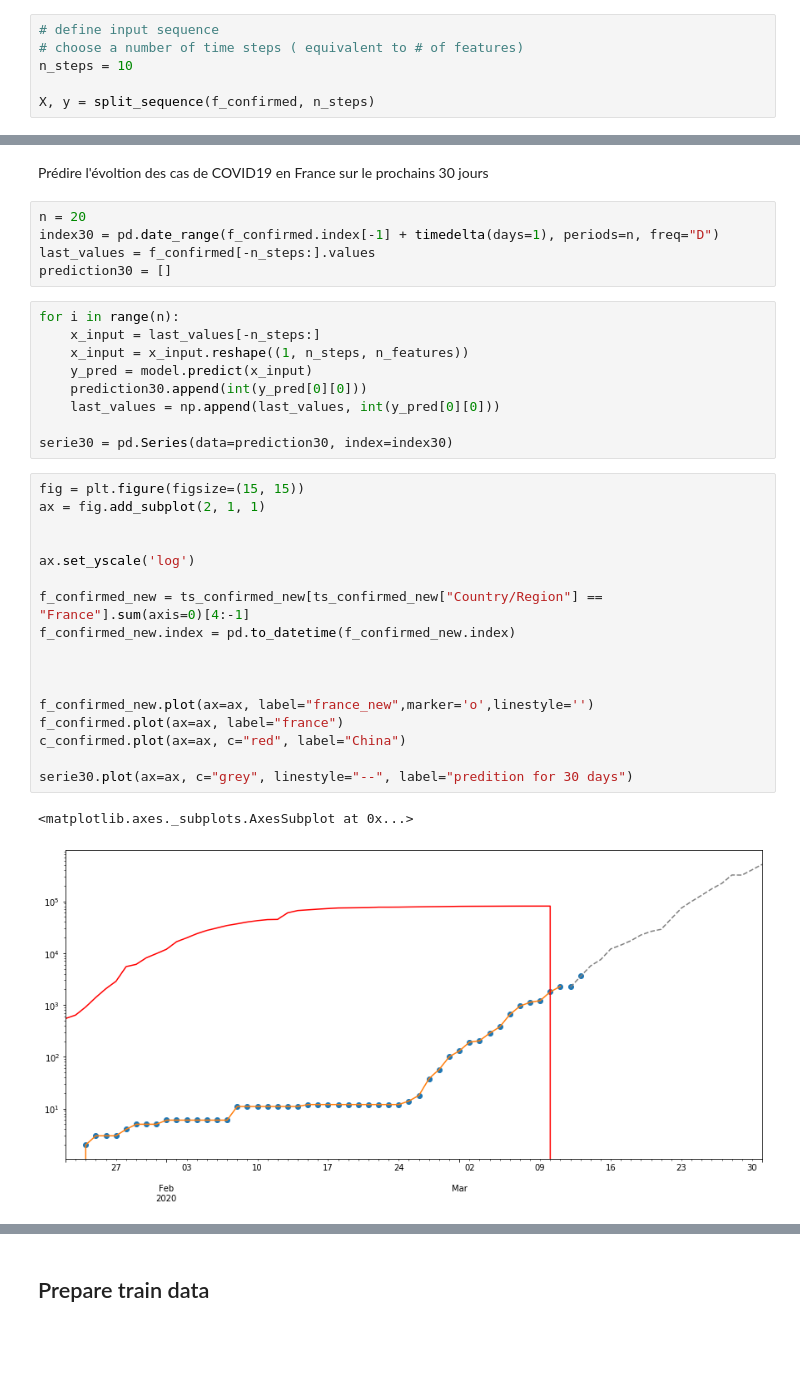
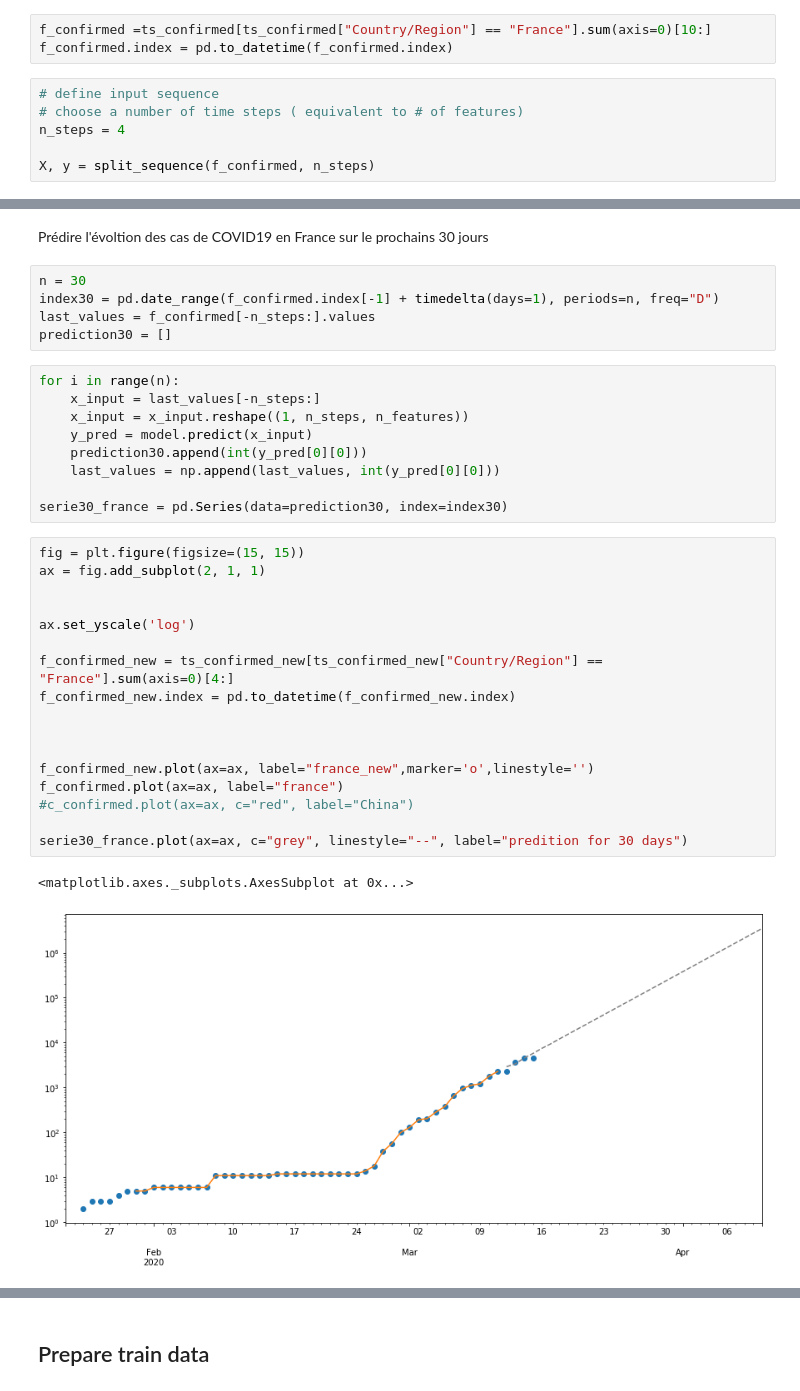
Before and after one commit to AmineDiro/Prediction-COVID19-France-, a Jupyter notebook: EDA.ipynb, the cells around one changed output, grey strips where cells are left out. Drawn from its saved outputs; the diff is of its cells as text; blank space fills up the shorter version.

Commit message:
uploaded dataset, ARIMA, SARIMAX , prediction et v1 de l'artice

```diff
--- a/EDA.ipynb
+++ b/EDA.ipynb
@@ -295,7 +201,10 @@ def split_sequence(sequence, n_steps):
+# %%
+f_confirmed =ts_confirmed[ts_confirmed["Country/Region"] == "France"].sum(axis=0)[10:]
+f_confirmed.index = pd.to_datetime(f_confirmed.index)
 # %%
 # define input sequence
 # choose a number of time steps ( equivalent to # of features)
-n_steps = 10
+n_steps = 4
 
 X, y = split_sequence(f_confirmed, n_steps)
 # %% [markdown]
@@ -329,7 +238,7 @@ plt.show()
 # %% [markdown]
 Prédire l'évoltion des cas de COVID19 en France sur le prochains 30 jours
 # %%
-n = 20
+n = 30
 index30 = pd.date_range(f_confirmed.index[-1] + timedelta(days=1), periods=n, freq="D")
 last_values = f_confirmed[-n_steps:].values
 prediction30 = []
@@ -341,24 +250,24 @@ for i in range(n):
     prediction30.append(int(y_pred[0][0]))
     last_values = np.append(last_values, int(y_pred[0][0]))
 
-serie30 = pd.Series(data=prediction30, index=index30)
+serie30_france = pd.Series(data=prediction30, index=index30)
 # %%
 fig = plt.figure(figsize=(15, 15))
 ax = fig.add_subplot(2, 1, 1)
 
 
 ax.set_yscale('log')
 
-f_confirmed_new = ts_confirmed_new[ts_confirmed_new["Country/Region"] == "France"].sum(axis=0)[4:-1]
+f_confirmed_new = ts_confirmed_new[ts_confirmed_new["Country/Region"] == "France"].sum(axis=0)[4:]
 f_confirmed_new.index = pd.to_datetime(f_confirmed_new.index)
 
 
 
 f_confirmed_new.plot(ax=ax, label="france_new",marker='o',linestyle='')
 f_confirmed.plot(ax=ax, label="france")
-c_confirmed.plot(ax=ax, c="red", label="China")
+#c_confirmed.plot(ax=ax, c="red", label="China")
 
-serie30.plot(ax=ax, c="grey", linestyle="--", label="predition for 30 days")
+serie30_france.plot(ax=ax, c="grey", linestyle="--", label="predition for 30 days")
 # %% [output]
 <matplotlib.axes._subplots.AxesSubplot at 0x...>
-[figure, old version]
+[figure, new version]
```
Also changed, not shown: parts of 47 cells of this notebook, 12 other files.
